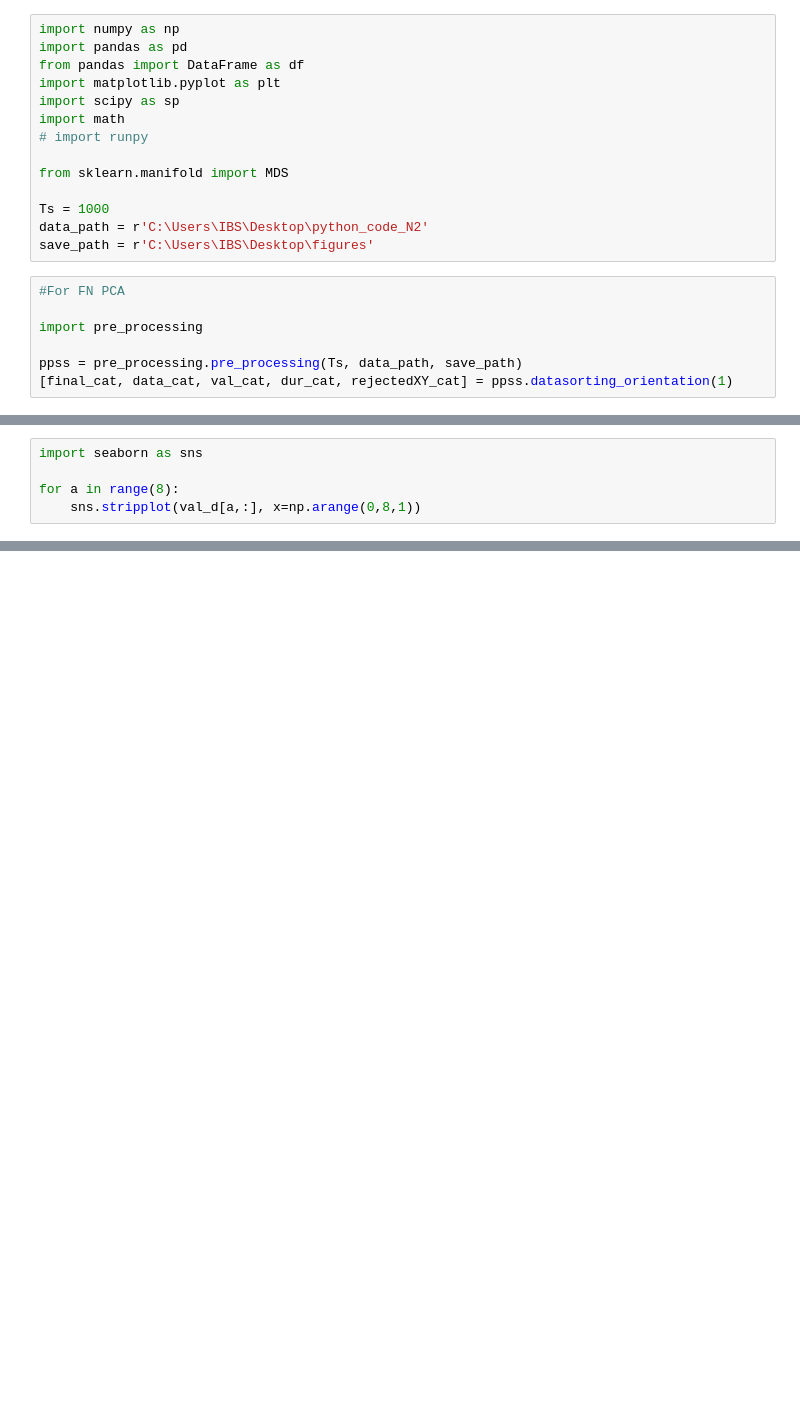
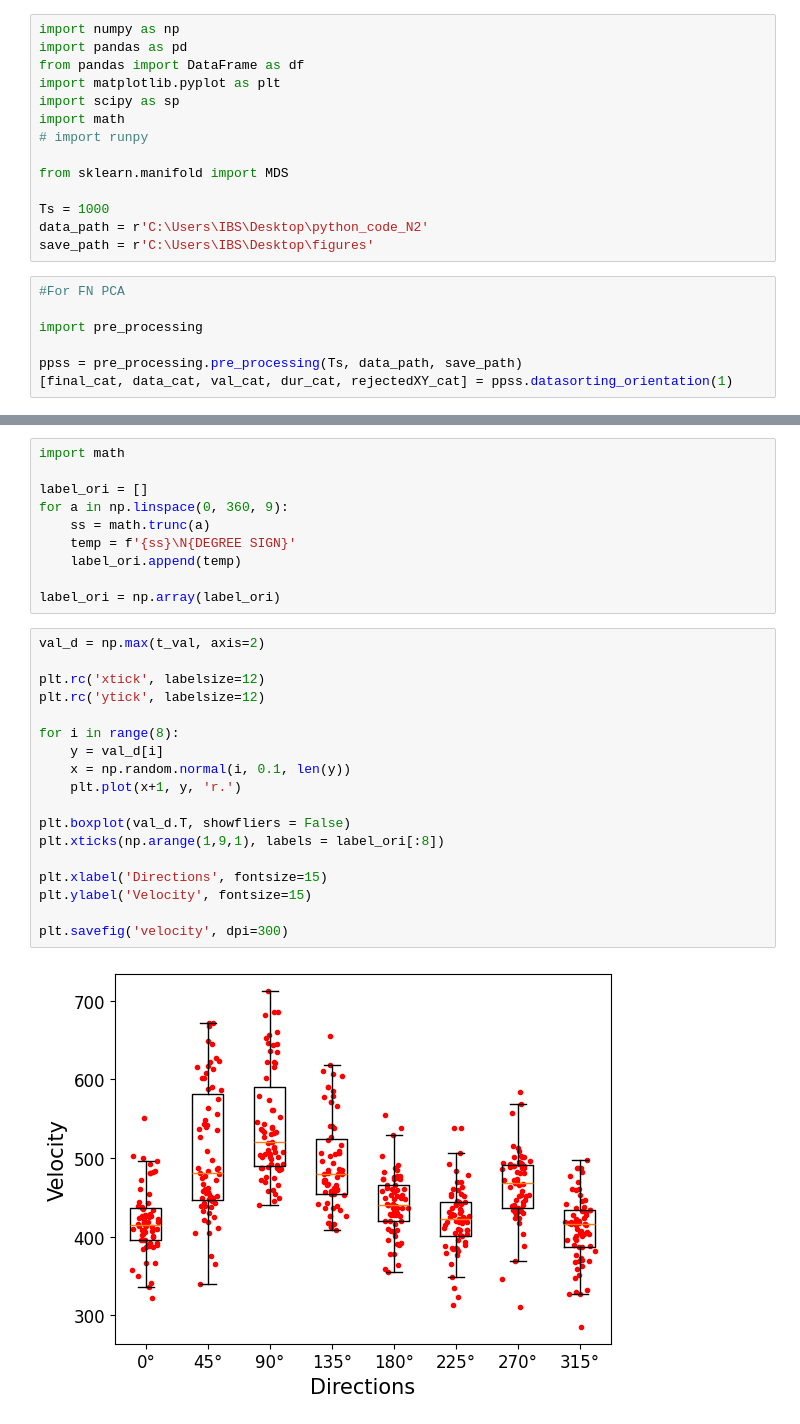
Before and after one commit to NeuroAI-IBS/fn_data_saccade, a Jupyter notebook: Data sorting/python_code/behavior_analy.ipynb, the cells around one changed output, grey strips where cells are left out. Drawn from its saved outputs; the diff is of its cells as text; blank space fills up the shorter version.

Commit message:
Finished figure work
Author: Jisub Bae
Date: 25.06.24

Add ANOVA analysis across directions (velocity, duration) and make figures.

```diff
--- a/Data sorting/python_code/behavior_analy.ipynb
+++ b/Data sorting/python_code/behavior_analy.ipynb
@@ -86,5 +33,0 @@ plt.boxplot(val_d[1,:])
-# %%
-import seaborn as sns
-
-for a in range(8):
-    sns.stripplot(val_d[a,:], x=np.arange(0,8,1))
@@ -105,0 +34,30 @@ df(val_d)
+# %%
+import math
+
+label_ori = []
+for a in np.linspace(0, 360, 9):
+    ss = math.trunc(a)
+    temp = f'{ss}\N{DEGREE SIGN}'
+    label_ori.append(temp)
+
+label_ori = np.array(label_ori)
+# %%
+val_d = np.max(t_val, axis=2)
+
+plt.rc('xtick', labelsize=12)
+plt.rc('ytick', labelsize=12)
+
+for i in range(8):
+    y = val_d[i]
+    x = np.random.normal(i, 0.1, len(y))
+    plt.plot(x+1, y, 'r.')
+
+plt.boxplot(val_d.T, showfliers = False)
+plt.xticks(np.arange(1,9,1), labels = label_ori[:8])
+
+plt.xlabel('Directions', fontsize=15)
+plt.ylabel('Velocity', fontsize=15)
+
+plt.savefig('velocity', dpi=300)
+# %% [output]
+[figure, added]
```
Also changed, not shown: parts of 17 cells of this notebook.
